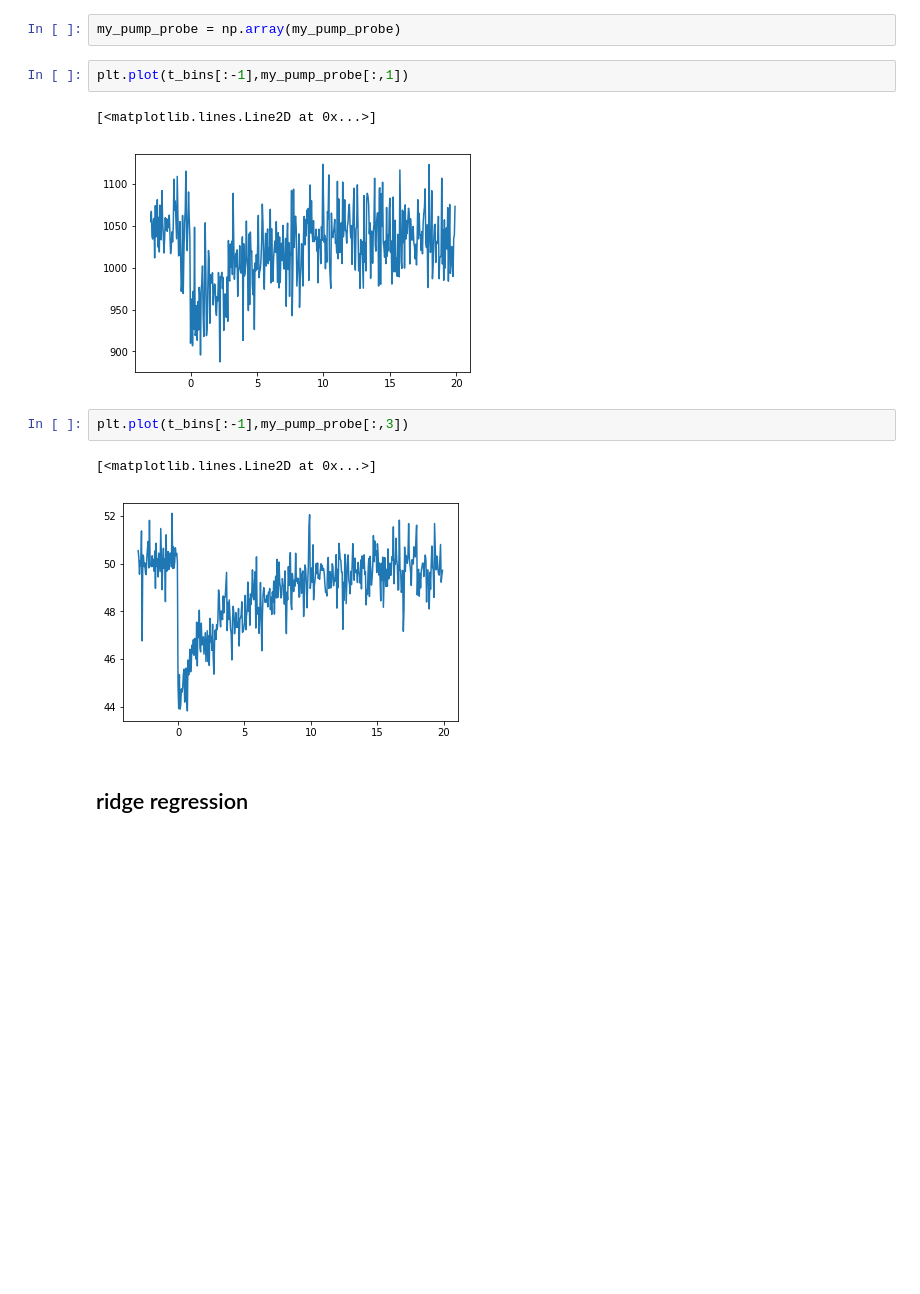
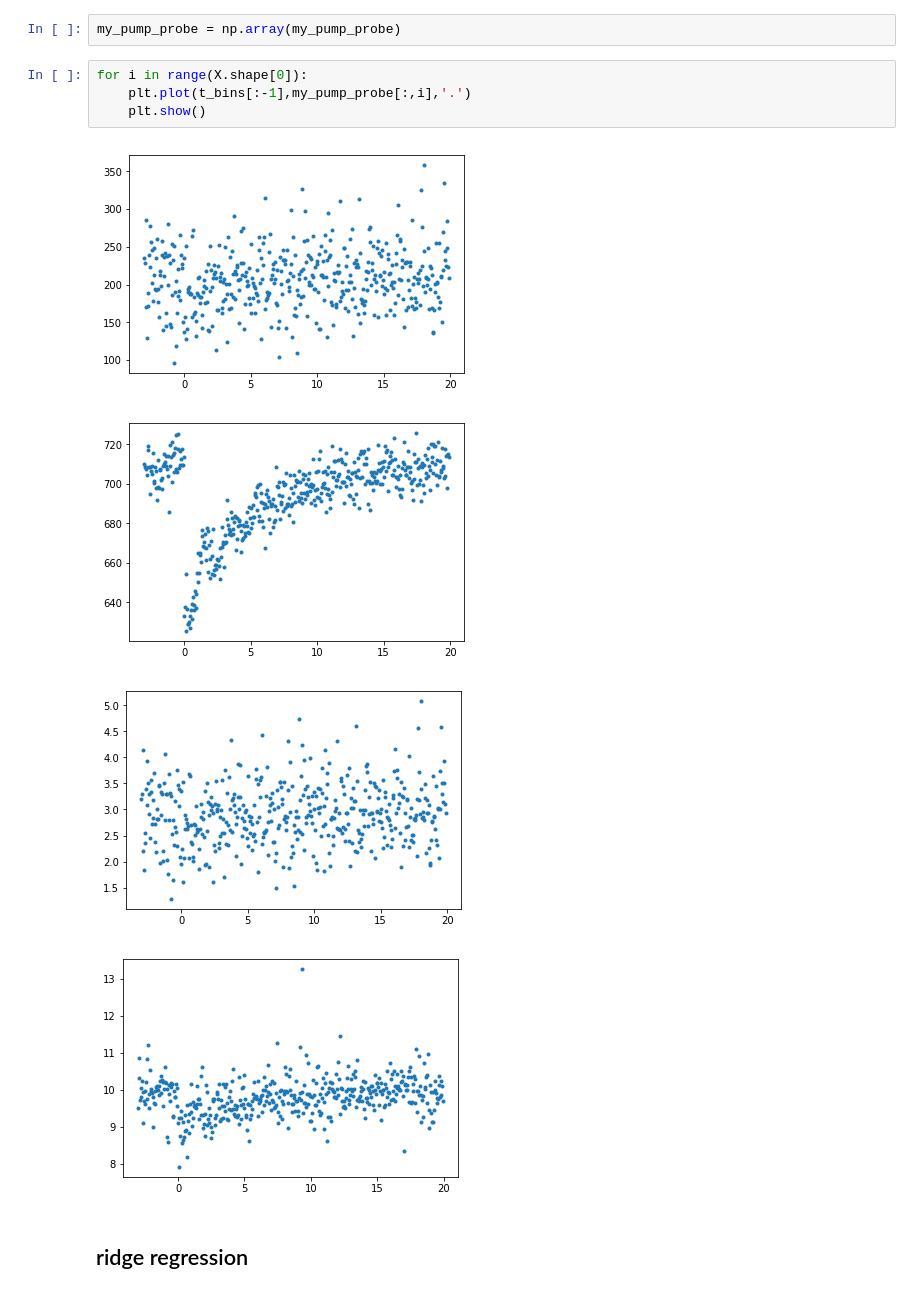
Before and after one commit to sioan/softXRayDataAndControls, a Jupyter notebook: experimentSpecificFiles/sxri0414/pump_probe_sim.ipynb, the cells around one changed output. Saved outputs shown, nothing was run; the diff lists cells and outputs as text; blank space fills up the shorter version.

```diff
--- a/experimentSpecificFiles/sxri0414/pump_probe_sim.ipynb
+++ b/experimentSpecificFiles/sxri0414/pump_probe_sim.ipynb
@@ -58,15 +181,14 @@ for i in np.arange(len(t_bins)-1):
     my_pump_probe.append(beta)
 # %%
 my_pump_probe = np.array(my_pump_probe)
-# %%
-plt.plot(t_bins[:-1],my_pump_probe[:,1])
-# %% [output]
-[<matplotlib.lines.Line2D at 0x...>]
-[figure, removed]
-# %%
-plt.plot(t_bins[:-1],my_pump_probe[:,3])
-# %% [output]
-[<matplotlib.lines.Line2D at 0x...>]
-[figure, removed]
+# %%
+for i in range(X.shape[0]):
+    plt.plot(t_bins[:-1],my_pump_probe[:,i],'.')
+    plt.show()
+# %% [output]
+[figure, added]
+[figure, added]
+[figure, added]
+[figure, added]
 # %% [markdown]
 ## ridge regression
```
Also changed, not shown: parts of 34 cells of this notebook.
